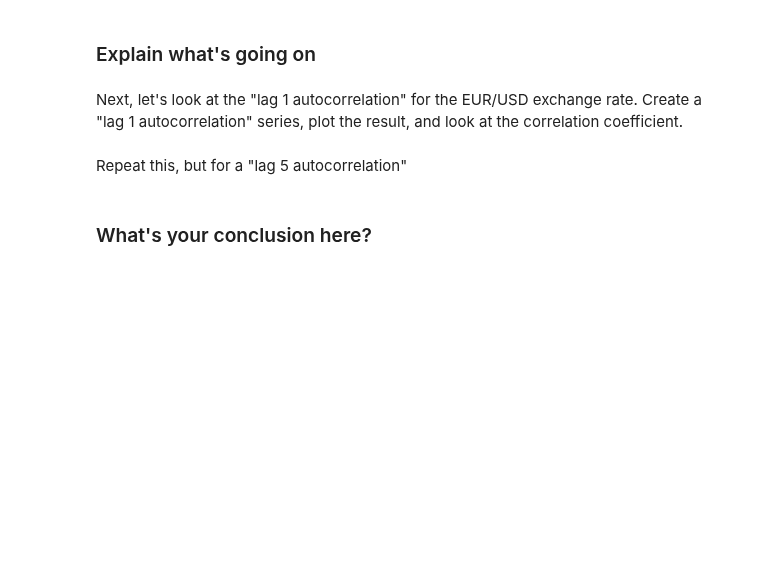
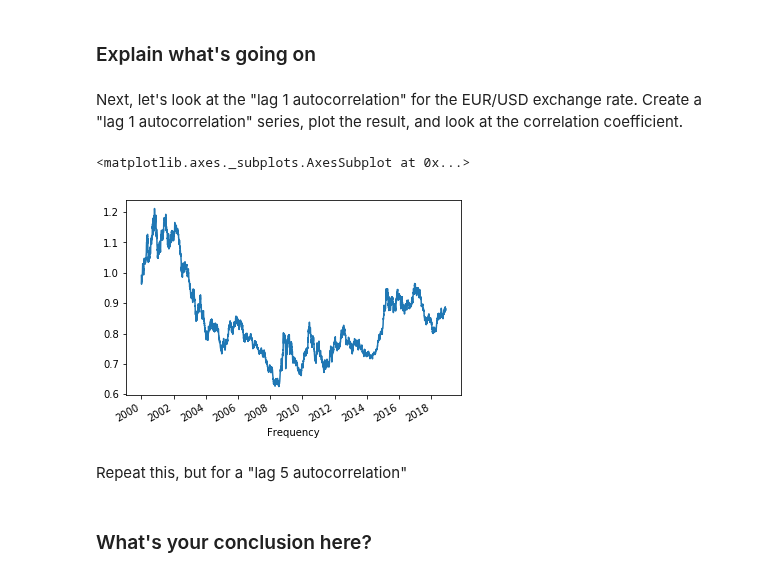
Before and after one commit to justinlee3/dsc-enterprise-hsbc-autocorrelation-in-time-series-lab-hsbc-ds-081319, a Jupyter notebook: index.ipynb, the cells around one changed output. Drawn from its saved outputs; the diff is of its cells as text; code cells hidden in the pictures; blank space fills up the shorter version.

```diff
--- a/index.ipynb
+++ b/index.ipynb
@@ -88,9 +88,13 @@ euro = df["Euro"]
 euro_shift = euro.shift(periods = 1)
 # %%
 # your code here
-euro_shift = euro_shift.
+euro_shift = euro_shift.dropna()
 # %%
 # your code here
+euro_shift.plot()
+# %% [output]
+<matplotlib.axes._subplots.AxesSubplot at 0x...>
+[figure, added]
 # %% [markdown]
 Repeat this, but for a "lag 5 autocorrelation"
 # %%
```
